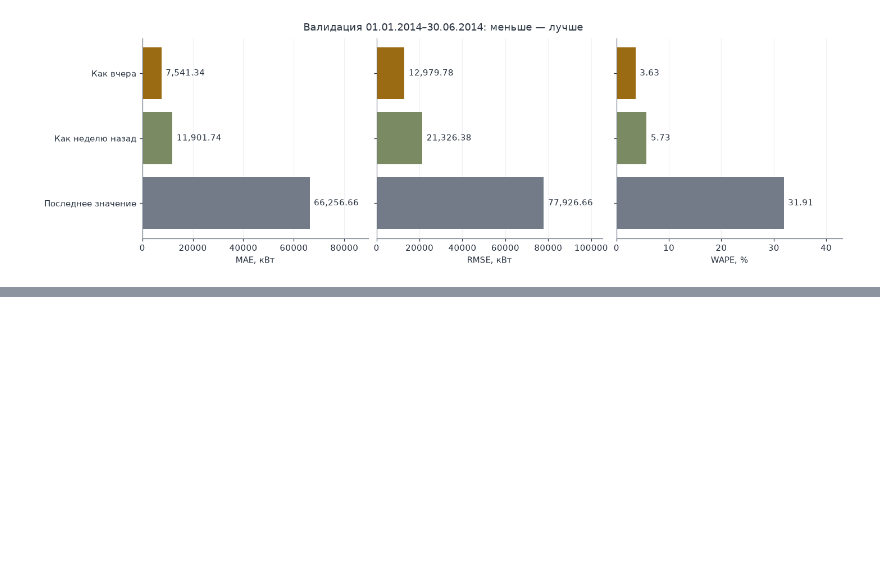
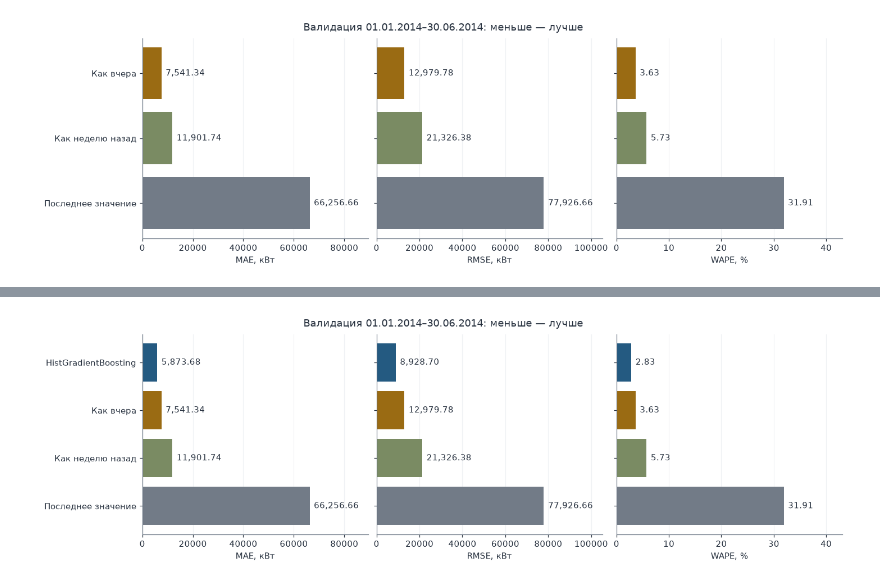
Before and after one commit to vladmaksurov-ai/ElectricityLoad, a Jupyter notebook: notebooks/ML_ElectricityLoad.ipynb, the cells around one changed output, grey strips where cells are left out. Drawn from its saved outputs; the diff is of its cells as text; code cells hidden in the pictures; blank space fills up the shorter version.

Commit message:
Первая пробная версия сторонней модели HistGradientBoosting

```diff
--- a/notebooks/ML_ElectricityLoad.ipynb
+++ b/notebooks/ML_ElectricityLoad.ipynb
@@ -318,0 +337,24 @@ MAE ниже метода «Последнее значение» на **88.62%*
+# %%
+from src.ml_boosting import (
+    BOOSTING_METHOD, BOOSTING_LABEL, run_boosting_experiment, save_boosting_results,
+)
+from src.ml_reporting import (
+    plot_boosting_comparison, plot_boosting_daily_errors, format_boosting_conclusions,
+)
+
+HGB_PARAMETERS = {
+    "loss": "absolute_error",
+    "learning_rate": 0.05,
+    "max_iter": 300,
+    "max_leaf_nodes": 31,
+    "min_samples_leaf": 30,
+    "l2_regularization": 1.0,
+    "early_stopping": False,
+    "random_state": 42,
+}
+# %%
+experiment3 = run_boosting_experiment(
+    train["total_power_kw"], validation["total_power_kw"], HGB_PARAMETERS,
+    baseline_forecasts=validation_forecasts, interval_minutes=INTERVAL_MINUTES,
+)
+display(experiment3.training_summary.to_frame())
@@ -318,0 +389,5 @@ MAE ниже метода «Последнее значение» на **88.62%*
+# %%
+fig, axes = plot_boosting_comparison(experiment3)
+plt.show()
+# %% [output]
+[figure, added]
```
Also changed, not shown: parts of 11 cells of this notebook, 7 other files.
